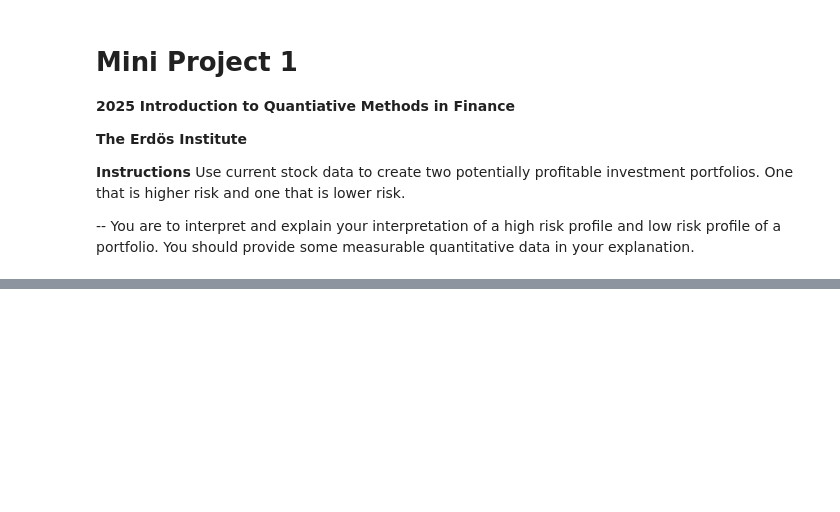
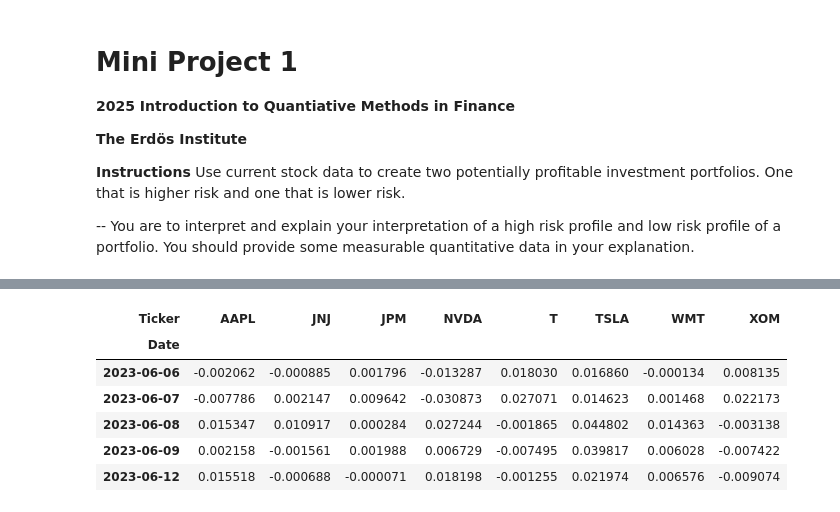
Before and after one commit to debanjan-cosmo/Quant_Finance_Erdos_Summer_2025, a Jupyter notebook: Mini_Projects/Mini Project 1.ipynb, the cells around one changed output, grey strips where cells are left out. Cells and saved outputs as stored; diff of their text form; code cells hidden in the pictures; blank space fills up the shorter version.

```diff
--- a/Mini_Projects/Mini Project 1.ipynb
+++ b/Mini_Projects/Mini Project 1.ipynb
@@ -97,0 +40,12 @@ plt.show()
+# %%
+# Daily log returns
+returns = np.log(data / data.shift(1)).dropna()
+returns.head()
+# %% [output]
+| Ticker | AAPL | JNJ | JPM | NVDA | T | TSLA | WMT | XOM |
+| Date |  |  |  |  |  |  |  |  |
+| 2023-06-06 | -0.002062 | -0.000885 | 0.001796 | -0.013287 | 0.018030 | 0.016860 | -0.000134 | 0.008135 |
+| 2023-06-07 | -0.007786 | 0.002147 | 0.009642 | -0.030873 | 0.027071 | 0.014623 | 0.001468 | 0.022173 |
+| 2023-06-08 | 0.015347 | 0.010917 | 0.000284 | 0.027244 | -0.001865 | 0.044802 | 0.014363 | -0.003138 |
+| 2023-06-09 | 0.002158 | -0.001561 | 0.001988 | 0.006729 | -0.007495 | 0.039817 | 0.006028 | -0.007422 |
+| 2023-06-12 | 0.015518 | -0.000688 | -0.000071 | 0.018198 | -0.001255 | 0.021974 | 0.006576 | -0.009074 |
```
Also changed, not shown: parts of 13 cells of this notebook, 1 other file.
